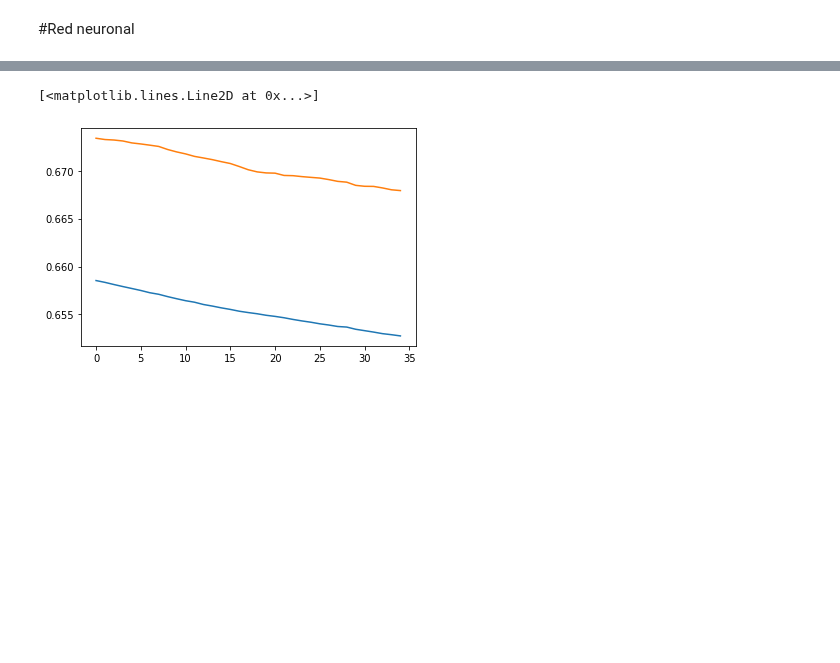
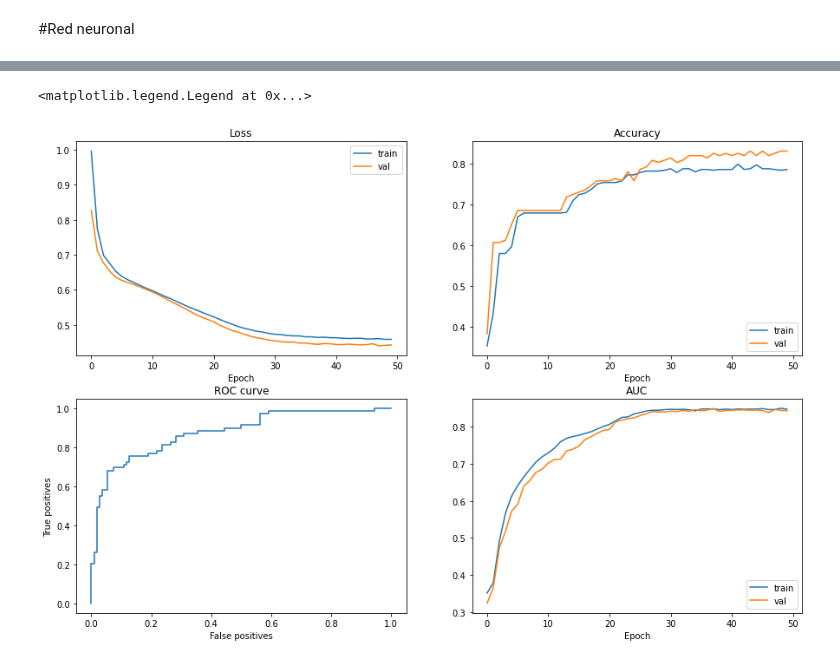
Before and after one commit to vicentcamison/idal_ia3, a Jupyter notebook: 2 Aprendizaje profundo (I)/Sesion 3/Titanic.ipynb, the cells around one changed output, grey strips where cells are left out. Cells and saved outputs as stored; diff of their text form; code cells hidden in the pictures; blank space fills up the shorter version.

```diff
--- a/2 Aprendizaje profundo (I)/Sesion 3/Titanic.ipynb
+++ b/2 Aprendizaje profundo (I)/Sesion 3/Titanic.ipynb
@@ -122,15 +123,15 @@ X_train, X_val, y_train, y_val = train_test_split(X_train, y_train, test_size= 0
 #Red neuronal
 # %%
 # Algunos hiper-parámetros
-lr = .001
-batch_size = 100
-n_epochs = 35
+lr = .01
+batch_size = 50
+n_epochs = 50
 optimizer = tf.keras.optimizers.Adam(learning_rate=lr)
 
 # Crear modelo
 model = tf.keras.models.Sequential()
-model.add(Dense(5, activation='relu', input_shape=(X_train.shape[1],)))
-model.add(Dense(2, activation='relu'))
+model.add(Dense(2, activation='relu', input_shape=(X_train.shape[1],)))
+#model.add(Dense(2, activation='relu'))
 model.add(Dense(1, activation='sigmoid'))
 
 
@@ -140,5 +141,5 @@ model.summary()
 # Compilamos el modelo: ¿Qué función de coste hay que utilizar?
 model.compile(loss='binary_crossentropy',
               optimizer=optimizer,
-              metrics=['accuracy'])
+              metrics=['accuracy', 'AUC'])
 # %% [output]
@@ -181,10 +180,35 @@ Epoch 35/35
-# %%
-fig, ax = plt.subplots(1, 3)
-
-results = pd.DataFrame(history.history)
-
-ax[0,0].plot(np.arange(0, results.shape[0]), results.loss, )
-ax[0,0].plot(np.arange(0, results.shape[0]), results.val_loss)
-# %% [output]
-[<matplotlib.lines.Line2D at 0x...>]
-[figure, removed]
+# %%
+results = pd.DataFrame(history.history)
+
+from sklearn.metrics import roc_curve, auc
+y_pred_keras = model.predict(X_test).ravel()
+fpr_keras, tpr_keras, thresholds_keras = roc_curve(y_test, y_pred_keras)
+# %%
+fig, ax = plt.subplots(2, 2)
+fig.set_size_inches(15,10)
+
+ax[0,0].plot(np.arange(0, results.shape[0]), results.loss, label='train')
+ax[0,0].plot(np.arange(0, results.shape[0]), results.val_loss, label='val')
+ax[0,0].set_xlabel('Epoch')
+ax[0,0].title.set_text('Loss')
+ax[0,0].legend(loc="upper right")
+
+ax[0,1].plot(np.arange(0, results.shape[0]), results.accuracy, label='train')
+ax[0,1].plot(np.arange(0, results.shape[0]), results.val_accuracy, label='val')
+ax[0,1].set_xlabel('Epoch')
+ax[0,1].title.set_text('Accuracy')
+ax[0,1].legend(loc="lower right")
+
+ax[1,0].plot(fpr_keras, tpr_keras)
+ax[1,0].set_xlabel('False positives')
+ax[1,0].set_ylabel('True positives')
+ax[1,0].title.set_text('ROC curve')
+
+ax[1,1].plot(np.arange(0, results.shape[0]), results.auc, label='train')
+ax[1,1].plot(np.arange(0, results.shape[0]), results.val_auc, label='val')
+ax[1,1].set_xlabel('Epoch')
+ax[1,1].title.set_text('AUC')
+ax[1,1].legend(loc="lower right")
+# %% [output]
+<matplotlib.legend.Legend at 0x...>
+[figure, added]
```
Also changed, not shown: parts of 4 cells of this notebook.
